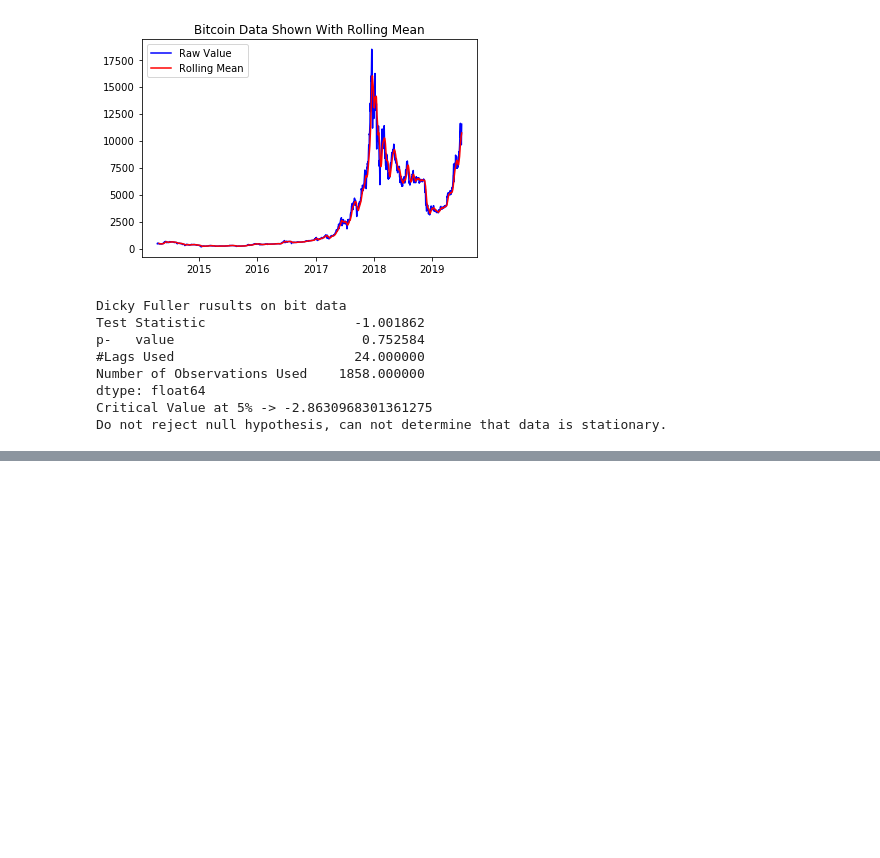
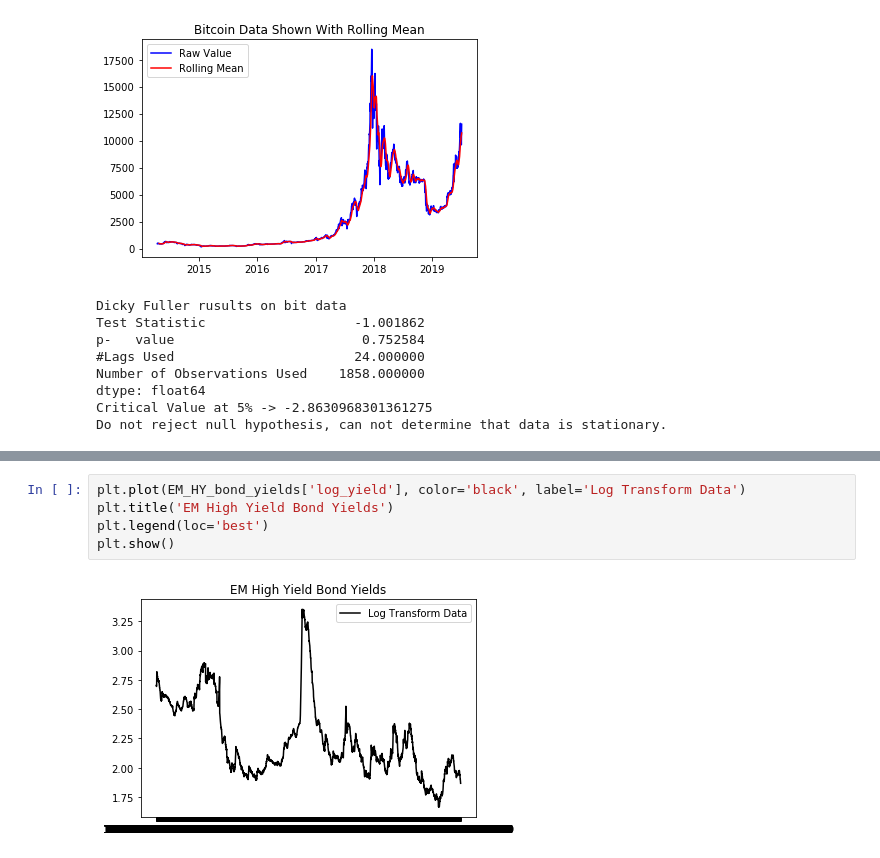
Before and after one commit to srwagsta/Jupyter_Notebooks, a Jupyter notebook: Notebooks/Data_Science/Dickey-Fuller and log time series data transform using EM High Yield corporate bond yields.ipynb, the cells around one changed output, grey strips where cells are left out. Cells and saved outputs as stored; diff of their text form; blank space fills up the shorter version.

```diff
--- a/Notebooks/Data_Science/Dickey-Fuller and log time series data transform using EM High Yield corporate bond yields.ipynb
+++ b/Notebooks/Data_Science/Dickey-Fuller and log time series data transform using EM High Yield corporate bond yields.ipynb
@@ -78,0 +91,7 @@ Do not reject null hypothesis, can not determine that data is stationary.
+# %%
+plt.plot(EM_HY_bond_yields['log_yield'], color='black', label='Log Transform Data')
+plt.title('EM High Yield Bond Yields')
+plt.legend(loc='best')
+plt.show()
+# %% [output]
+[figure, added]
```
Also changed, not shown: parts of 2 cells of this notebook, 1 other file.
